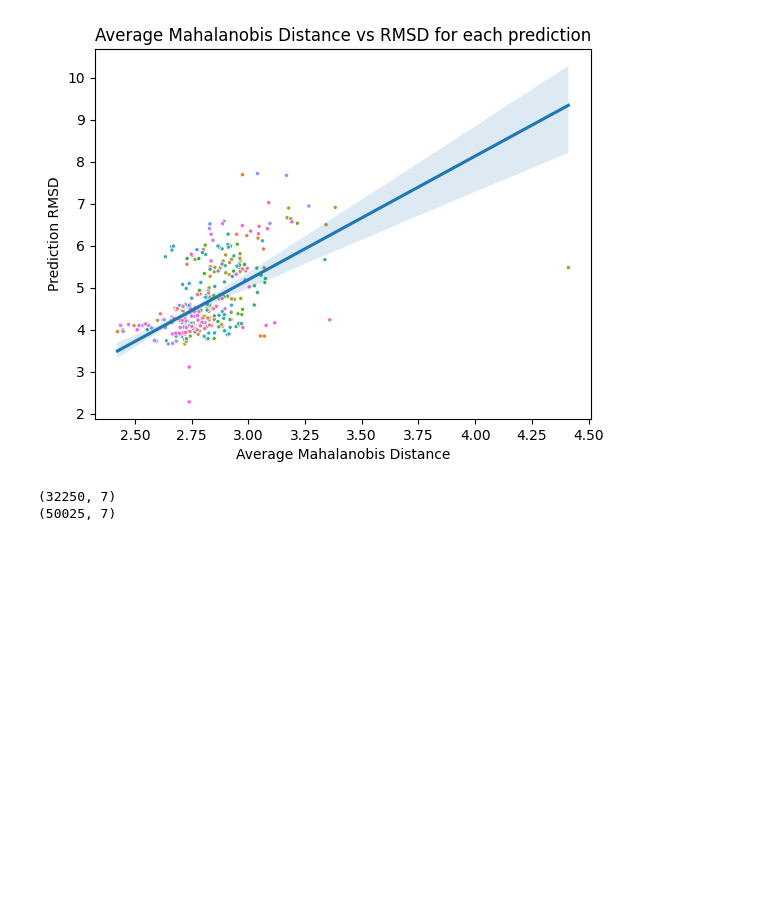
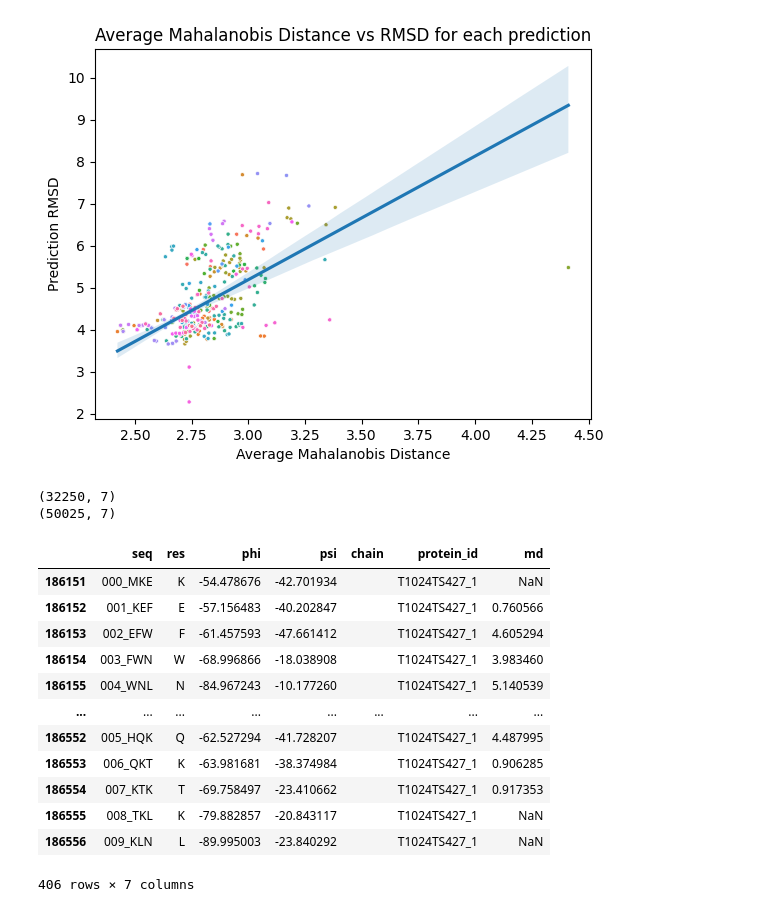
Before and after one commit to Musa-Azeem/protein-dihedral-visualization, a Jupyter notebook: casp.ipynb, the cells around one changed output. Drawn from its saved outputs; the diff is of its cells as text; code cells hidden in the pictures; blank space fills up the shorter version.

```diff
--- a/casp.ipynb
+++ b/casp.ipynb
@@ -519,3 +519,21 @@ for i,seq in enumerate(seqs_with_highest_maha[m:m+4]):
 # %% [output]
 (32250, 7)
 (50025, 7)
+# %%
+pred_phi_psi = pd.read_csv('csvs/6t1z_win3/phi_psi_predictions_by_window_md.csv')
+# %%
+pred_phi_psi[pred_phi_psi.protein_id == 'T1024TS427_1']
+# %% [output]
+|  | seq | res | phi | psi | chain | protein_id | md |
+| 186151 | 000_MKE | K | -54.478676 | -42.701934 |  | T1024TS427_1 | NaN |
+| 186152 | 001_KEF | E | -57.156483 | -40.202847 |  | T1024TS427_1 | 0.760566 |
+| 186153 | 002_EFW | F | -61.457593 | -47.661412 |  | T1024TS427_1 | 4.605294 |
+| 186154 | 003_FWN | W | -68.996866 | -18.038908 |  | T1024TS427_1 | 3.983460 |
+| 186155 | 004_WNL | N | -84.967243 | -10.177260 |  | T1024TS427_1 | 5.140539 |
+| ... | ... | ... | ... | ... | ... | ... | ... |
+| 186552 | 005_HQK | Q | -62.527294 | -41.728207 |  | T1024TS427_1 | 4.487995 |
+| 186553 | 006_QKT | K | -63.981681 | -38.374984 |  | T1024TS427_1 | 0.906285 |
+| 186554 | 007_KTK | T | -69.758497 | -23.410662 |  | T1024TS427_1 | 0.917353 |
+| 186555 | 008_TKL | K | -79.882857 | -20.843117 |  | T1024TS427_1 | NaN |
+| 186556 | 009_KLN | L | -89.995003 | -23.840292 |  | T1024TS427_1 | NaN |
+406 rows × 7 columns
```
Also changed, not shown: parts of 4 cells of this notebook, 24 other files.
